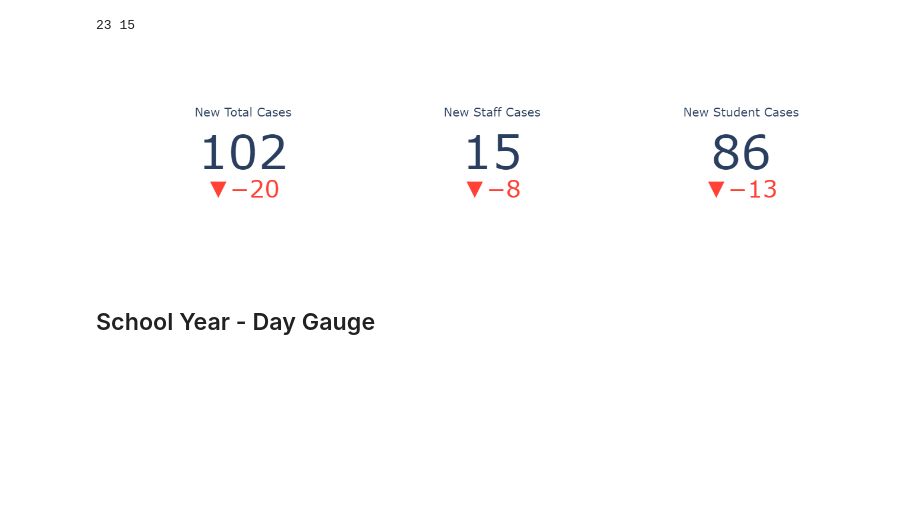
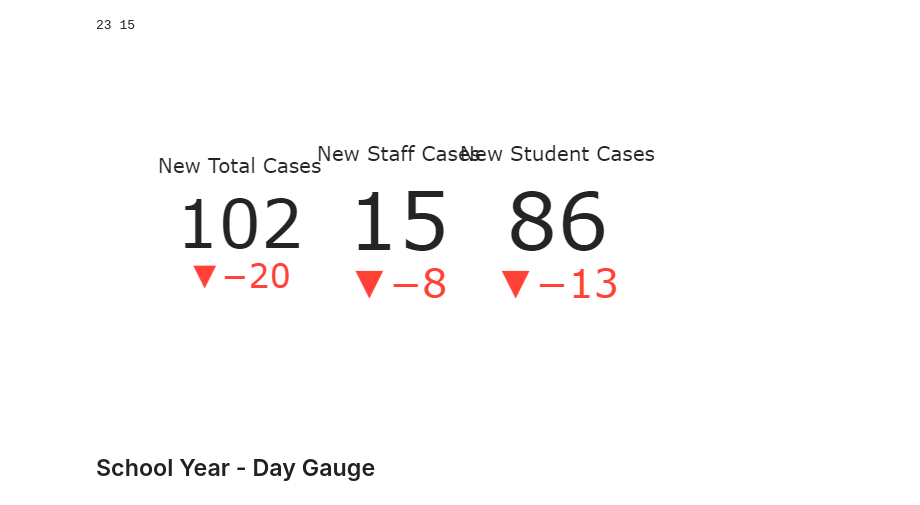
Before and after one commit to Peterstangolis/ontario_schools_covid19_analysis, a Jupyter notebook: Dash-Plotly_ONT_school_covid19_dashboard.ipynb, the cells around one changed output. Cells and saved outputs as stored; diff of their text form; code cells hidden in the pictures; blank space fills up the shorter version.

```diff
--- a/Dash-Plotly_ONT_school_covid19_dashboard.ipynb
+++ b/Dash-Plotly_ONT_school_covid19_dashboard.ipynb
@@ -416,39 +431,34 @@ print(reference_staff, value_staff)
 # %% [output]
 23 15
 # %%
-
 fig = go.Figure()
 
 fig.add_trace(go.Indicator(
     value = value_t,
     delta = {'reference': reference_t},
     mode = "number+delta",
     title = {"text": "New Total Cases"},
     domain = {'row': 0, 'column': 0}))
 
 fig.add_trace(go.Indicator(
     value = value_student,
     delta = {'reference': reference_student, 'relative': False},
     mode = "number+delta",
     title = {"text" :"New Student Cases"},
     domain = {'row': 0, 'column': 2}))
 
 fig.add_trace(go.Indicator(
     mode = "number+delta",
     value = value_staff,
     delta = {"reference": reference_staff},
     title = {"text" :"New Staff Cases"},
     domain = {'row': 0, 'column': 1}))
 
-#fig.add_trace(go.Indicator(
-#    mode = "delta",
-#    value = 40,
-#    domain = {'row': 1, 'column': 1}))
-
 fig.update_layout(
     grid = {'rows': 1, 'columns': 3, 'pattern': "independent"},
-    width = 700, height = 350)
+    width = 700, height = 300,
+    template = 'simple_white')
 # %% [output]
-[figure, old version]
+[figure, new version]
 # %% [markdown]
 ## School Year - Day Gauge
```
Also changed, not shown: parts of 8 cells of this notebook, 2 other files.
